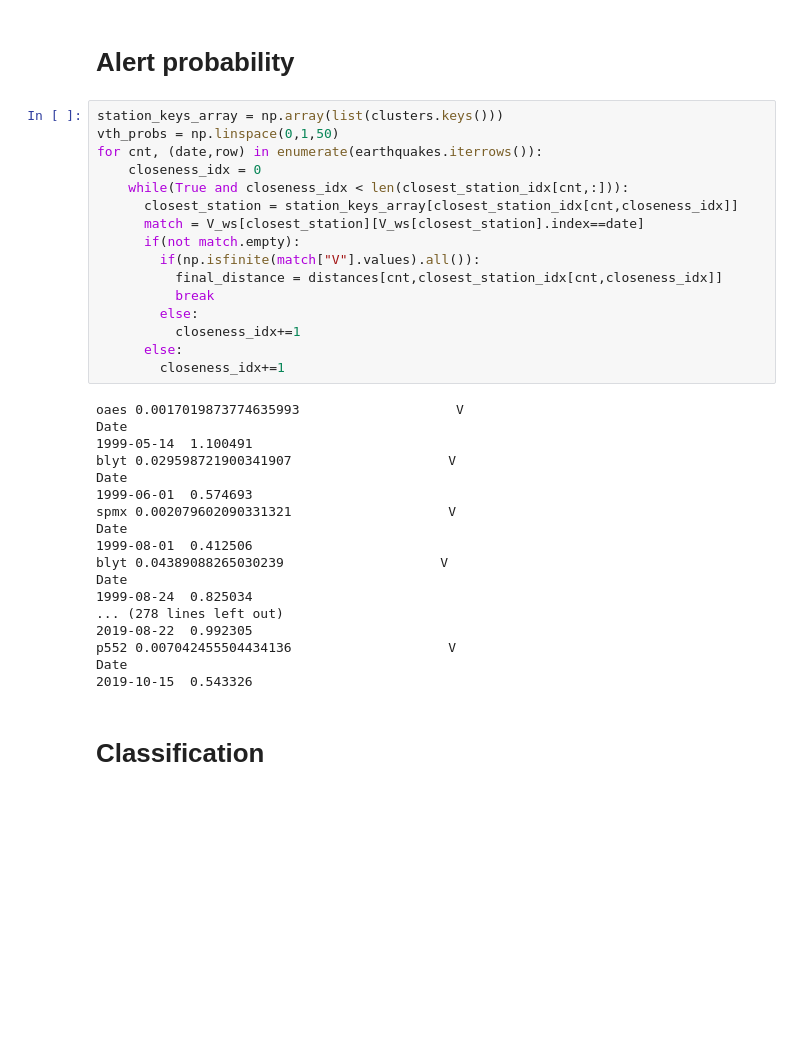
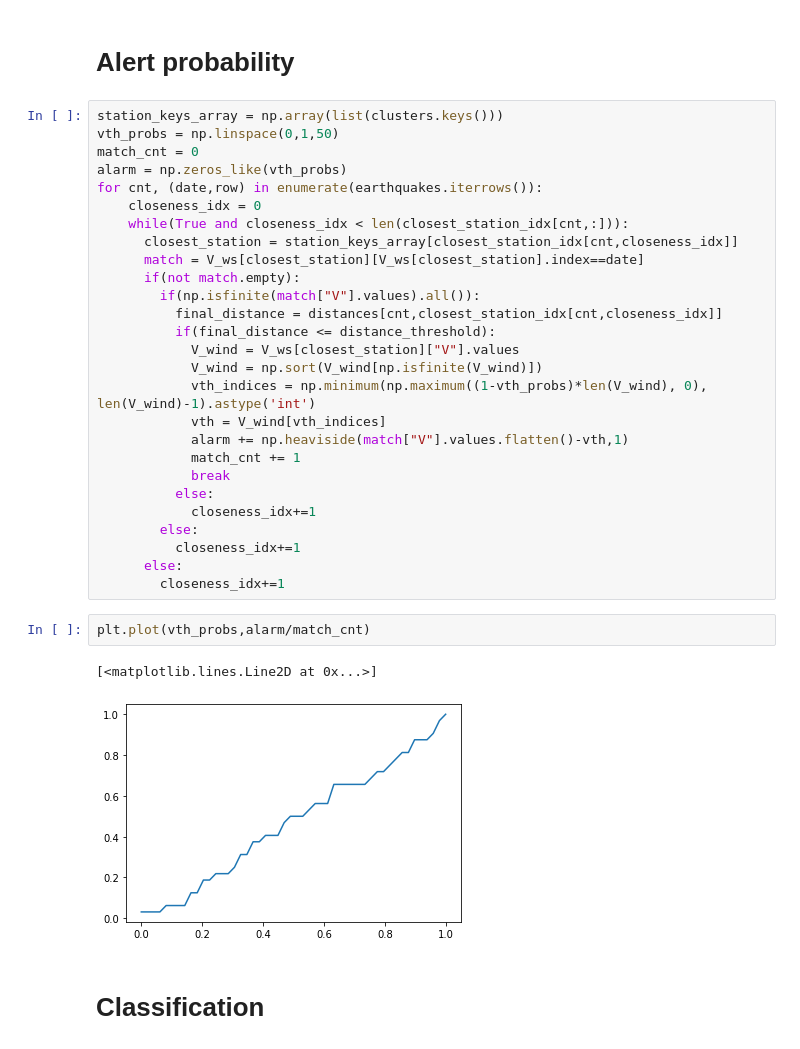
Before and after one commit to Schimmenti/EarthquakesGPS, a Jupyter notebook: Dataset.ipynb, the cells around one changed output. Cells and saved outputs as stored; diff of their text form; blank space fills up the shorter version.

```diff
--- a/Dataset.ipynb
+++ b/Dataset.ipynb
@@ -231,6 +231,8 @@ closest_station_idx = np.argsort(distances, axis=1)
 # %%
 station_keys_array = np.array(list(clusters.keys()))
 vth_probs = np.linspace(0,1,50)
+match_cnt = 0
+alarm = np.zeros_like(vth_probs)
 for cnt, (date,row) in enumerate(earthquakes.iterrows()):
     closeness_idx = 0
     while(True and closeness_idx < len(closest_station_idx[cnt,:])):
@@ -239,29 +241,25 @@ for cnt, (date,row) in enumerate(earthquakes.iterrows()):
       if(not match.empty):
         if(np.isfinite(match["V"].values).all()):
           final_distance = distances[cnt,closest_station_idx[cnt,closeness_idx]]
-          break
+          if(final_distance <= distance_threshold):
+            V_wind = V_ws[closest_station]["V"].values
+            V_wind = np.sort(V_wind[np.isfinite(V_wind)])
+            vth_indices = np.minimum(np.maximum((1-vth_probs)*len(V_wind), 0), len(V_wind)-1).astype('int')
+            vth = V_wind[vth_indices]
+            alarm += np.heaviside(match["V"].values.flatten()-vth,1)
+            match_cnt += 1
+            break
+          else:
+            closeness_idx+=1
         else:
           closeness_idx+=1
       else:
         closeness_idx+=1
-# %% [output]
-oaes 0.0017019873774635993                    V
-Date
-1999-05-14  1.100491
-blyt 0.029598721900341907                    V
-Date
-1999-06-01  0.574693
-spmx 0.002079602090331321                    V
-Date
-1999-08-01  0.412506
-blyt 0.04389088265030239                    V
-Date
-1999-08-24  0.825034
-... (278 lines left out)
-2019-08-22  0.992305
-p552 0.007042455504434136                    V
-Date
-2019-10-15  0.543326
+# %%
+plt.plot(vth_probs,alarm/match_cnt)
+# %% [output]
+[<matplotlib.lines.Line2D at 0x...>]
+[figure, added]
 # %% [markdown]
 # Classification
 # %%
```
Also changed, not shown: parts of 2 cells of this notebook.
